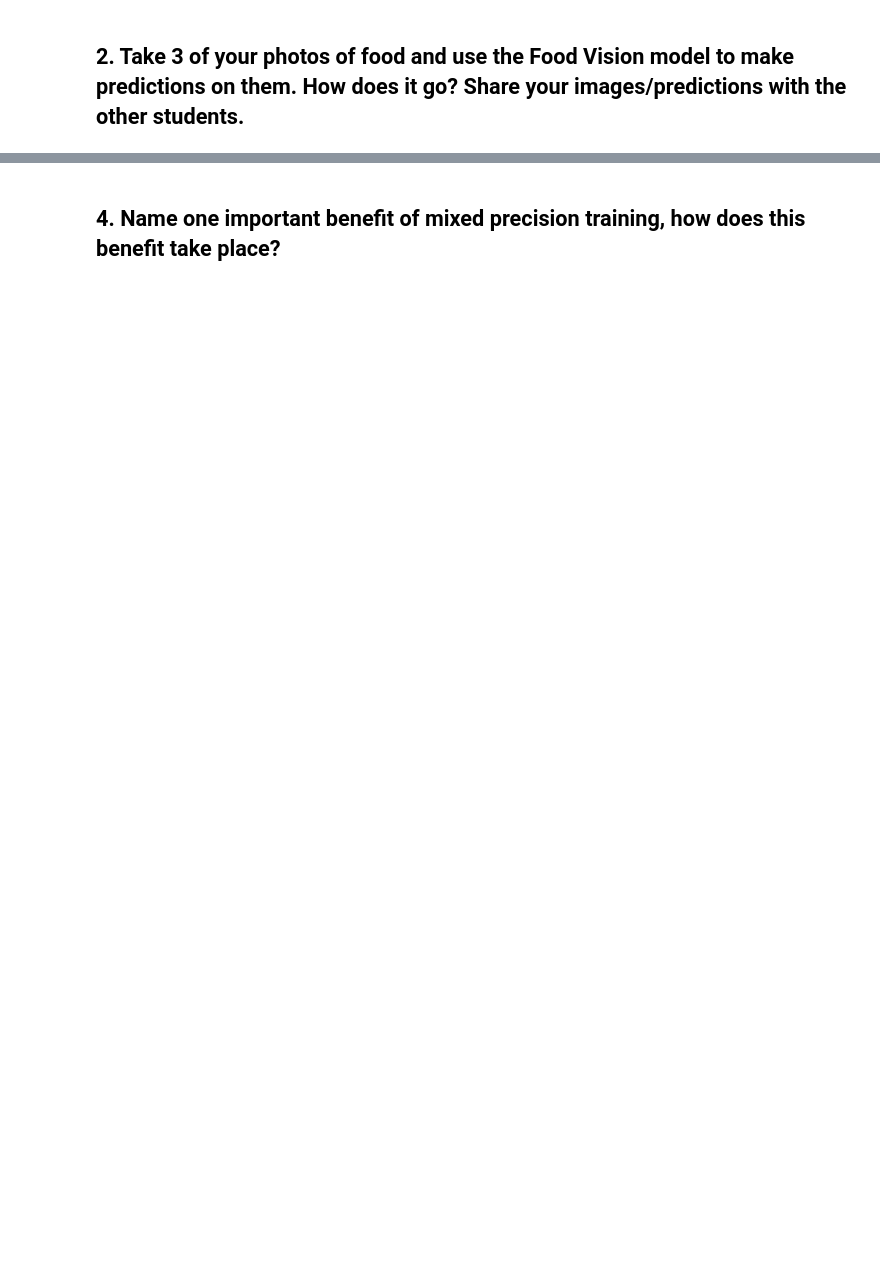
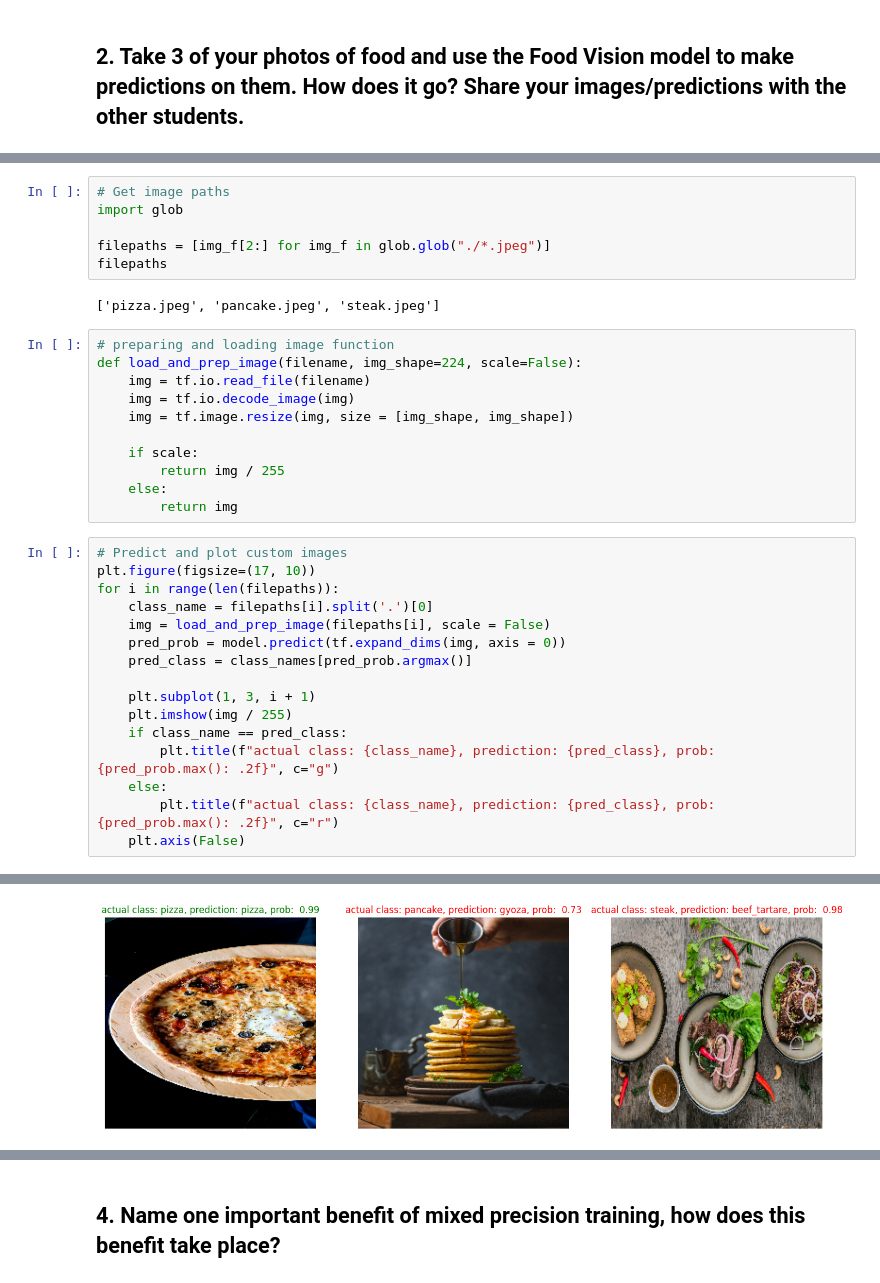
Before and after one commit to yhs2773/TensorFlow-for-Deep-Learning, a Jupyter notebook: Notebooks/07. Milestone Project 1 - 🍔👁 Food Vision Big™ (Exercise).ipynb, the cells around one changed output, grey strips where cells are left out. Drawn from its saved outputs; the diff is of its cells as text; blank space fills up the shorter version.

```diff
--- a/Notebooks/07. Milestone Project 1 - 🍔👁 Food Vision Big™ (Exercise).ipynb
+++ b/Notebooks/07. Milestone Project 1 - 🍔👁 Food Vision Big™ (Exercise).ipynb
@@ -13,0 +383,36 @@
+# %%
+# Get image paths
+import glob
+
+filepaths = [img_f[2:] for img_f in glob.glob("./*.jpeg")]
+filepaths
+# %% [output]
+['pizza.jpeg', 'pancake.jpeg', 'steak.jpeg']
+# %%
+# preparing and loading image function
+def load_and_prep_image(filename, img_shape=224, scale=False):
+    img = tf.io.read_file(filename)
+    img = tf.io.decode_image(img)
+    img = tf.image.resize(img, size = [img_shape, img_shape])
+
+    if scale:
+        return img / 255
+    else:
+        return img
+# %%
+# Predict and plot custom images
+plt.figure(figsize=(17, 10))
+for i in range(len(filepaths)):
+    class_name = filepaths[i].split('.')[0]
+    img = load_and_prep_image(filepaths[i], scale = False)
+    pred_prob = model.predict(tf.expand_dims(img, axis = 0))
+    pred_class = class_names[pred_prob.argmax()]
+
+    plt.subplot(1, 3, i + 1)
+    plt.imshow(img / 255)
+    if class_name == pred_class:
+        plt.title(f"actual class: {class_name}, prediction: {pred_class}, prob: {pred_prob.max(): .2f}", c="g")
+    else:
+        plt.title(f"actual class: {class_name}, prediction: {pred_class}, prob: {pred_prob.max(): .2f}", c="r")
+    plt.axis(False)
+# %% [output]
@@ -14 +422,2 @@
+[figure, added]
 # %% [markdown]
```
Also changed, not shown: parts of 29 cells of this notebook.
